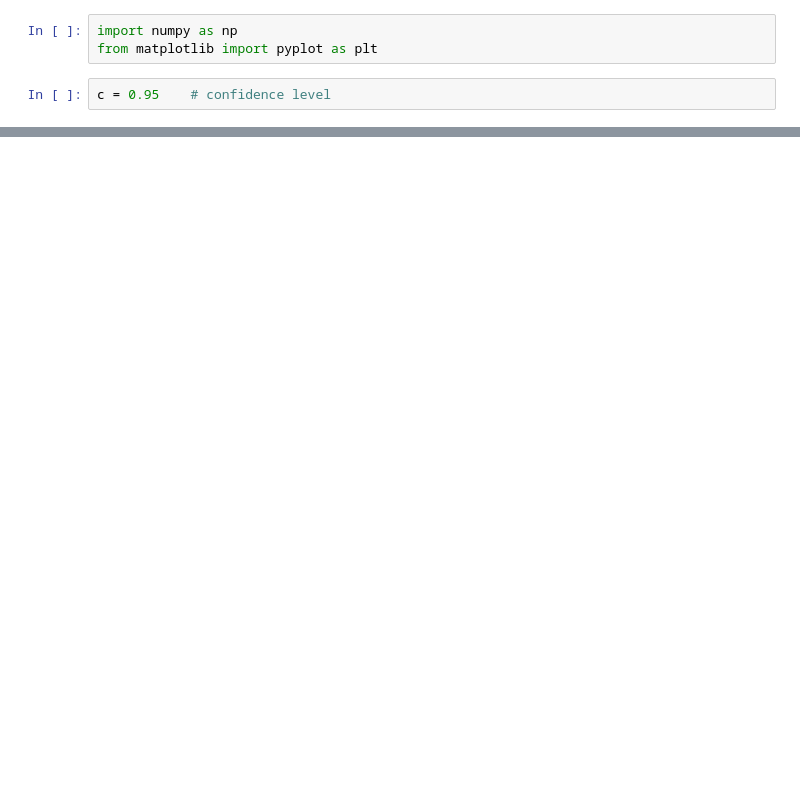
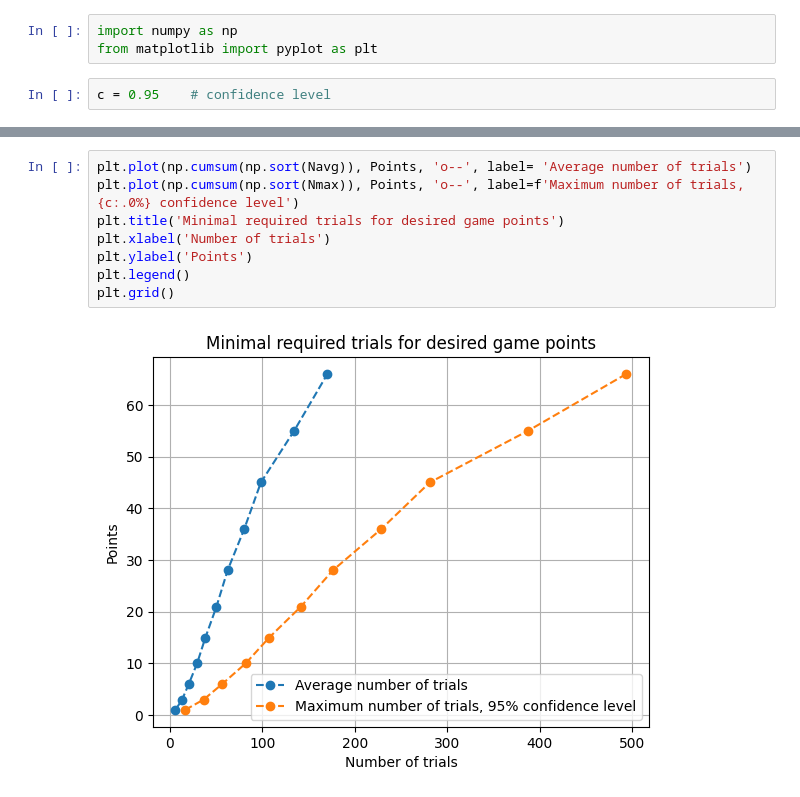
Before and after one commit to gerritnowald/boardgame-math, a Jupyter notebook: Quixx.ipynb, the cells around one changed output, grey strips where cells are left out. Saved outputs shown, nothing was run; the diff lists cells and outputs as text; blank space fills up the shorter version.

```diff
--- a/Quixx.ipynb
+++ b/Quixx.ipynb
@@ -34,0 +48,10 @@ plt.grid()
+# %%
+plt.plot(np.cumsum(np.sort(Navg)), Points, 'o--', label= 'Average number of trials')
+plt.plot(np.cumsum(np.sort(Nmax)), Points, 'o--', label=f'Maximum number of trials, {c:.0%} confidence level')
+plt.title('Minimal required trials for desired game points')
+plt.xlabel('Number of trials')
+plt.ylabel('Points')
+plt.legend()
+plt.grid()
+# %% [output]
+[figure, added]
```
Also changed, not shown: parts of 4 cells of this notebook.
